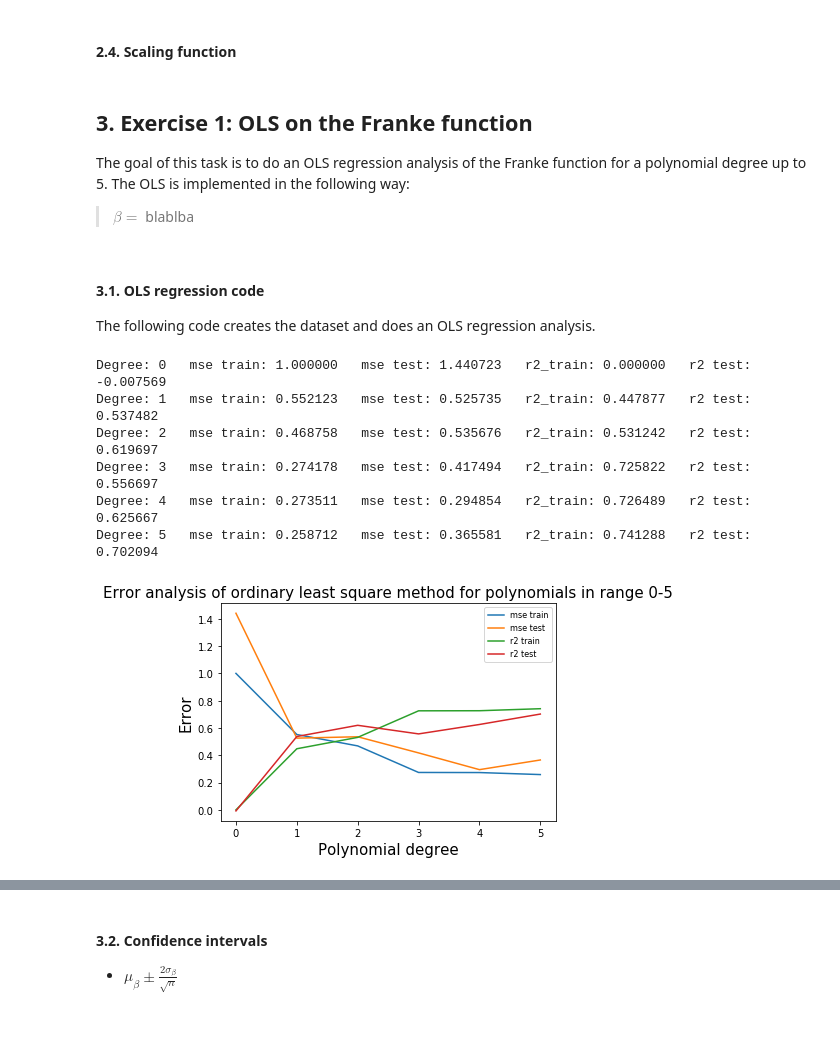
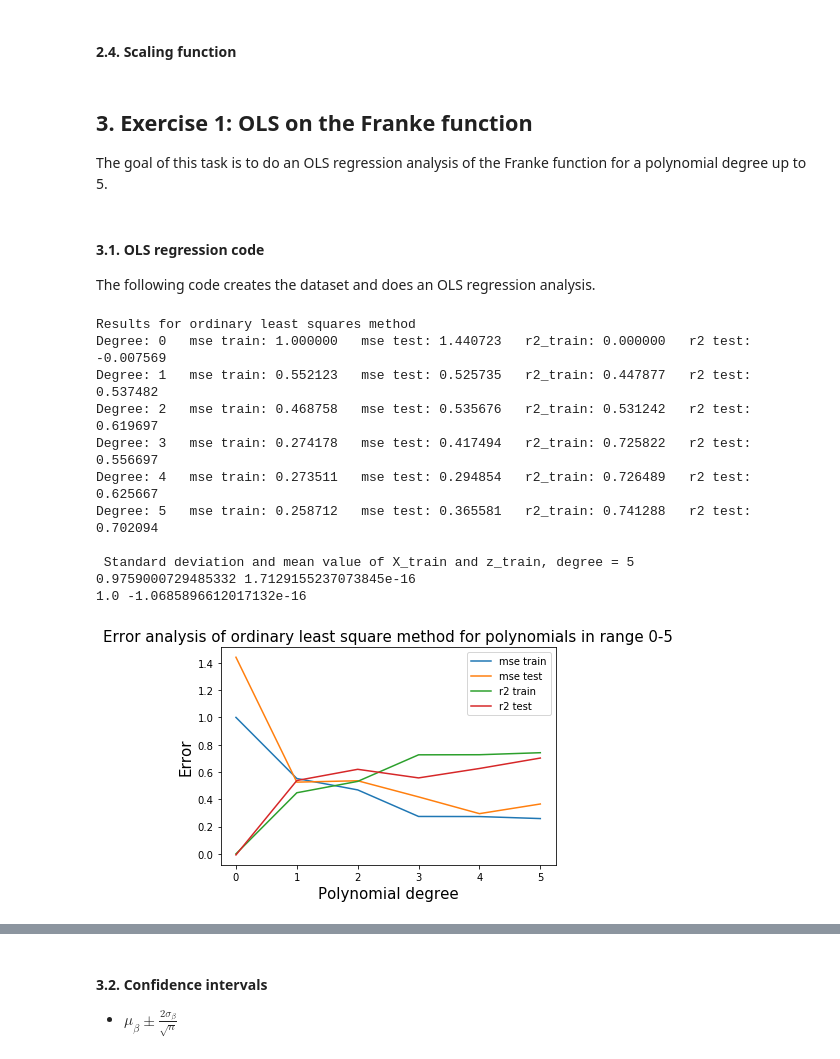
Before and after one commit to jornmarh/fys-stk4155, a Jupyter notebook: project1/project1.ipynb, the cells around one changed output, grey strips where cells are left out. Saved outputs shown, nothing was run; the diff lists cells and outputs as text; code cells hidden in the pictures; blank space fills up the shorter version.

```diff
--- a/project1/project1.ipynb
+++ b/project1/project1.ipynb
@@ -110,8 +110,7 @@ def scale(X_train, X_test, z_train, z_test):
 # %% [markdown]
 ## 3. Exercise 1: OLS on the Franke function <a class="anchor" id="3"></a>
 
-The goal of this task is to do an OLS regression analysis of the Franke function for a polynomial degree up to 5. The OLS is implemented in the following way:
-> $ \beta = $ blablba
+The goal of this task is to do an OLS regression analysis of the Franke function for a polynomial degree up to 5.
 # %% [markdown]
 #### 3.1. OLS regression code <a class="anchor" id="3.1"></a>
 
@@ -126,7 +125,7 @@ plt.rc('axes', titlesize=BIGGER_SIZE)     # fontsize of the axes title
 plt.rc('axes', labelsize=BIGGER_SIZE)    # fontsize of the x and y labels
 plt.rc('xtick', labelsize=MEDIUM_SIZE)    # fontsize of the tick labels
 plt.rc('ytick', labelsize=MEDIUM_SIZE)    # fontsize of the tick labels
-plt.rc('legend', fontsize=SMALL_SIZE)    # legend fontsize
+plt.rc('legend', fontsize=MEDIUM_SIZE)    # legend fontsize
 plt.rc('figure', titlesize=BIGGER_SIZE)  # fontsize of the figure title
 # %%
 # Making meshgrid of datapoints and compute Franke's function
@@ -139,7 +138,7 @@ x_mesh, y_mesh = np.meshgrid(x,y)
 x_flat = np.ravel(x_mesh)
 y_flat = np.ravel(y_mesh)
 
-z = FrankeFunction(x_flat, y_flat, 0.15)
+z = FrankeFunction(x_flat, y_flat, 0.15) #Change the third argument to vary the amount of stoicrastic noise
 
 polydegree = np.zeros(maxdegrees+1)
 r2_train = np.zeros(maxdegrees+1)
@@ -147,43 +146,67 @@ r2_test = np.zeros(maxdegrees+1)
 mse_train = np.zeros(maxdegrees+1)
 mse_test = np.zeros(maxdegrees+1)
 
+printData = False #Change to print X_train and z_train
+scaling = True #Change to try without scaling
+
 # OLS regression for polynomials from 0 to maxdegrees
+print("Results for ordinary least squares method")
 for i in range(maxdegrees+1):
     degree = i
     polydegree[i] = degree
     X = create_X(x_flat, y_flat, degree)
     X_train, X_test, z_train, z_test = train_test_split(X,z, test_size=0.2)
-    X_train, X_test, z_train, z_test = scale(X_train, X_test, z_train, z_test)
+
+    if (scaling == True):
+        X_train, X_test, z_train, z_test = scale(X_train, X_test, z_train, z_test) #Scale data with standard scaler
 
     # prediction
     beta = np.linalg.pinv(X_train.T @ X_train) @ X_train.T @ z_train
     zTilde = X_train @ beta
     zPredict = X_test @ beta
 
     # cost functions
-    r2_train[i] = r2_score(z_train, zTilde)
+    r2_train[i] = r2_score(z_train, zTilde) #Error analysis from error functions from lecture notes
     r2_test[i] = r2_score(z_test, zPredict)
     mse_train[i] = MSE(z_train, zTilde)
     mse_test[i] = MSE(z_test, zPredict)
 
     print('Degree: %i   mse train: %.6f   mse test: %.6f   r2_train: %.6f   r2 test: %.6f'\
           %(degree, mse_train[i], mse_test[i], r2_train[i], r2_test[i]))
 
-print("")
+
+if (printData == True):
+    print("\n")
+    print(X_train)
+    print("X_train shape: {}".format(X_train.shape), "\n")
+    print(z_train)
+    print("z_train shape: {}".format(z_train.shape), "\n")
+
+
+print("\n", "Standard deviation and mean value of X_train and z_train, degree = %i"%degree)
+print(np.std(X_train), np.mean(X_train))
+print(np.std(z_train), np.mean(z_train))
+print("\n")
+
 plt.plot(polydegree, mse_train, label='mse train')
 plt.plot(polydegree, mse_test, label='mse test')
 plt.plot(polydegree, r2_train, label='r2 train')
 plt.plot(polydegree, r2_test, label='r2 test')
 plt.title("Error analysis of ordinary least square method for polynomials in range 0-5")
 plt.xlabel("Polynomial degree")
 plt.ylabel("Error")
 plt.legend()
 plt.show()
 # %% [output]
+Results for ordinary least squares method
 Degree: 0   mse train: 1.000000   mse test: 1.440723   r2_train: 0.000000   r2 test: -0.007569
 Degree: 1   mse train: 0.552123   mse test: 0.525735   r2_train: 0.447877   r2 test: 0.537482
 Degree: 2   mse train: 0.468758   mse test: 0.535676   r2_train: 0.531242   r2 test: 0.619697
 Degree: 3   mse train: 0.274178   mse test: 0.417494   r2_train: 0.725822   r2 test: 0.556697
 Degree: 4   mse train: 0.273511   mse test: 0.294854   r2_train: 0.726489   r2 test: 0.625667
 Degree: 5   mse train: 0.258712   mse test: 0.365581   r2_train: 0.741288   r2 test: 0.702094
+
+ Standard deviation and mean value of X_train and z_train, degree = 5
+0.9759000729485332 1.7129155237073845e-16
+1.0 -1.0685896612017132e-16
-[figure, old version]
+[figure, new version]
```
Also changed, not shown: parts of 3 cells of this notebook.
